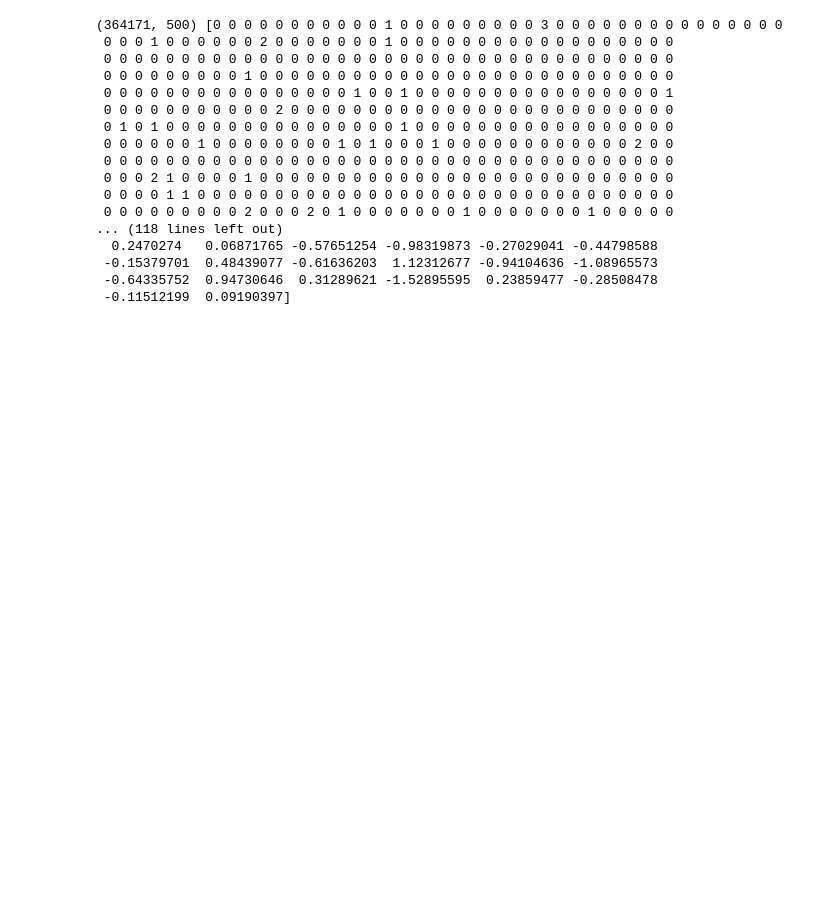
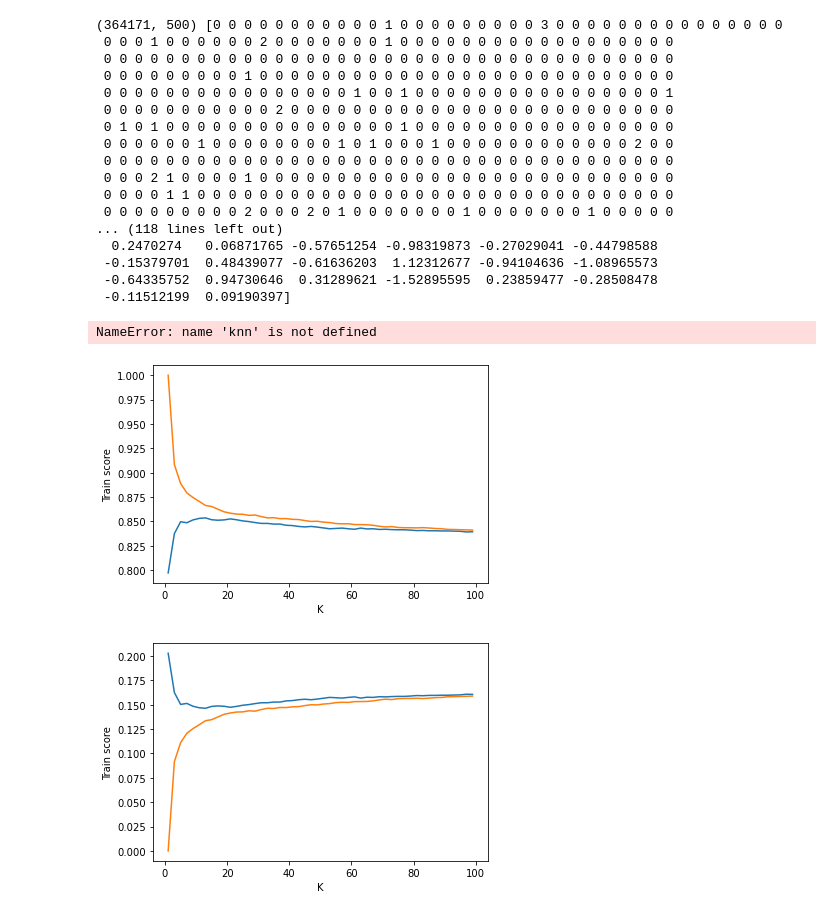
Before and after one commit to Sahil-Chavan/ML_Playground, a Jupyter notebook: Final Files/AFFR_KNN.ipynb, the cells around one changed output. Drawn from its saved outputs; the diff is of its cells as text; code cells hidden in the pictures; blank space fills up the shorter version.

```diff
--- a/Final Files/AFFR_KNN.ipynb
+++ b/Final Files/AFFR_KNN.ipynb
@@ -67,6 +71,6 @@ def scr(s):
 data['Score'] = data['Score'].apply(scr)
 cus_data = data.drop_duplicates(subset={'UserId','ProfileName', 'Time', 'Text'},keep='first')
 cus_data = cus_data[cus_data['HelpfulnessNumerator']<=cus_data['HelpfulnessDenominator']]
-Scr = cus_data.Score
+Scr = cus_data['Score'].copy()
 # %%
 class Knn:
@@ -91,0 +163,12 @@ class Knn:
+# %%
+# knn = Knn(tdifd_weighted_w2v,Scr[0:1000])
+knn = Knn(avg_w2v[11000:13000],Scr[11000:13000])
+# %%
+scores,auc,ok = knn.KNN_TS()
+# %% [output]
+NameError: name 'knn' is not defined
+# %%
+knn.Plot_scrs()
+# %% [output]
+[figure, added]
+[figure, added]
```
Also changed, not shown: parts of 15 cells of this notebook, 1 other file.
